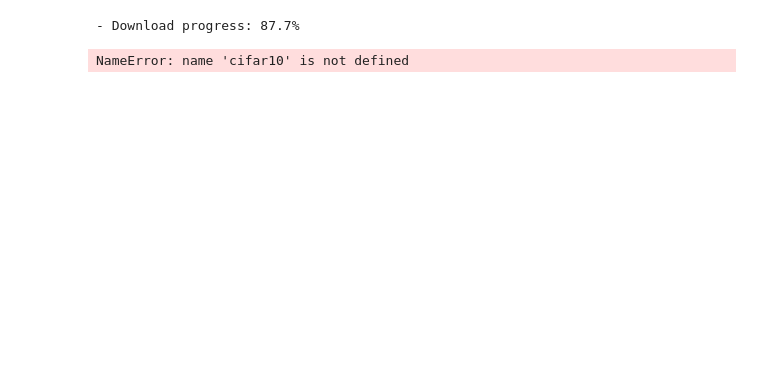
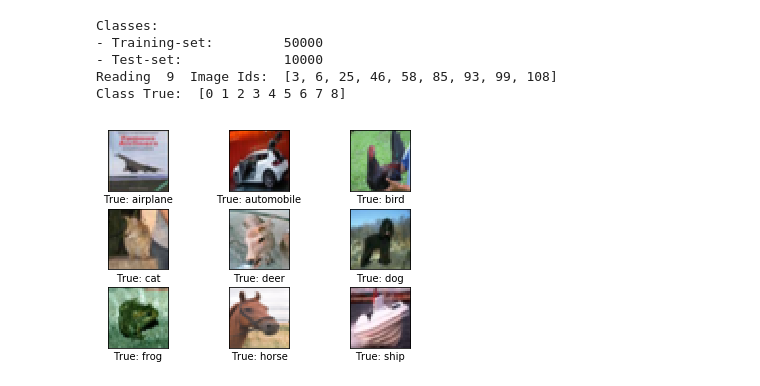
Before and after one commit to karmarv/mlearn, a Jupyter notebook: dnn-h/h2/cnn/cnn_cifar.ipynb, the cells around one changed output. Saved outputs shown, nothing was run; the diff lists cells and outputs as text; code cells hidden in the pictures; blank space fills up the shorter version.

```diff
--- a/dnn-h/h2/cnn/cnn_cifar.ipynb
+++ b/dnn-h/h2/cnn/cnn_cifar.ipynb
@@ -1,5 +10,4 @@
 # %%
-import cifar10
 %matplotlib inline
 import matplotlib.pyplot as plt
 import numpy as np
@@ -8,18 +16,14 @@ import matplotlib.pyplot as plt
 from matplotlib import cm
 from mpl_toolkits.mplot3d import Axes3D
 
-cifar10.maybe_download_and_extract()
-
-class_names = cifar10.load_class_names()
-print(class_names)
+from data import get_data_set
-# %% [output]
-- Download progress: 87.7%
 # %%
-images_train, cls_train, labels_train = cifar10.load_training_data()
-images_test, cls_test, labels_test = cifar10.load_test_data()
-print("Size of:")
-print("- Training-set:\t\t{}".format(len(images_train)))
-print("- Test-set:\t\t{}".format(len(images_test)))
+train_x, train_y = get_data_set("train")
+test_x, test_y = get_data_set("test")
+class_names = ['airplane', 'automobile', 'bird', 'cat', 'deer', 'dog', 'frog', 'horse', 'ship', 'truck']
+print("Classes:", "")
+print("- Training-set:\t\t{}".format(len(train_y)))
+print("- Test-set:\t\t{}".format(len(test_y)))
 
 def plot_images(images, cls_true, cls_pred=None, smooth=True):
 
@@ -41,57 +45,63 @@ def plot_images(images, cls_true, cls_pred=None, smooth=True):
             interpolation = 'spline16'
         else:
             interpolation = 'nearest'
-
+        #print(images.shape)
         # Plot image.
         ax.imshow(images[i, :, :, :],
                   interpolation=interpolation)
 
         # Name of the true class.
         cls_true_name = class_names[cls_true[i]]
 
         # Show true and predicted classes.
         if cls_pred is None:
             xlabel = "True: {0}".format(cls_true_name)
         else:
             # Name of the predicted class.
             cls_pred_name = class_names[cls_pred[i]]
 
             xlabel = "True: {0}\nPred: {1}".format(cls_true_name, cls_pred_name)
 
         # Show the classes as the label on the x-axis.
         ax.set_xlabel(xlabel)
 
         # Remove ticks from the plot.
         ax.set_xticks([])
         ax.set_yticks([])
 
     # Ensure the plot is shown correctly with multiple plots
     # in a single Notebook cell.
     plt.show()
 
-# Get the first images from the test-set.
-images = images_test[0:9]
+count = 0
+ref_idx = []
+for i in range(200):
+    idx = np.argmax(test_y[i])
+    if(count == idx):
+        #print(test_y[i],' -> ',test_y[i])
+        ref_idx.append(i)
+        count = count + 1
+    if(count == 9):
+        break;
 
-print(cls_test[0:9])
+# Get the images from the test-set.
+images = np.zeros(shape=[9, 32, 32, 3], dtype=float)
+cls_true = np.zeros(shape=[9], dtype=int)
+count = 0
+for ids in ref_idx:
+    images[count] = test_x[ids].reshape(32,32,3)
+    # Get the true classes for those images.
+    cls_true[count] = np.argmax(test_y[ids])
+    count = count + 1
 
-# Get the true classes for those images.
-cls_true = cls_test[0:9]
-
-
-num_classes = len(np.unique(labels_test))
-class_names = ['airplane','automobile','bird','cat','deer',
-               'dog','frog','horse','ship','truck']
-
+print('Reading ',len(images),' Image Ids: ',ref_idx)
+print('Class True: ',cls_true)
 # Plot the images and labels using our helper-function above.
-fig = plt.figure(figsize=(8,3))
-for i in range(num_classes):
-    ax = fig.add_subplot(2, 5, 1 + i, xticks=[], yticks=[])
-    idx = np.where(train_labels[:]==i)[0]
-    features_idx = train_features[idx,::]
-    img_num = np.random.randint(features_idx.shape[0])
-    im = np.transpose(features_idx[img_num,::], (1, 2, 0))
-    ax.set_title(class_names[i])
-    plt.imshow(im)
-plt.show()
+plot_images(images=images, cls_true=cls_true, smooth=False)
 # %% [output]
-NameError: name 'cifar10' is not defined
+Classes:
+- Training-set:         50000
+- Test-set:             10000
+Reading  9  Image Ids:  [3, 6, 25, 46, 58, 85, 93, 99, 108]
+Class True:  [0 1 2 3 4 5 6 7 8]
+[figure, added]
```
Also changed, not shown: parts of 10 cells of this notebook, 22 other files.
